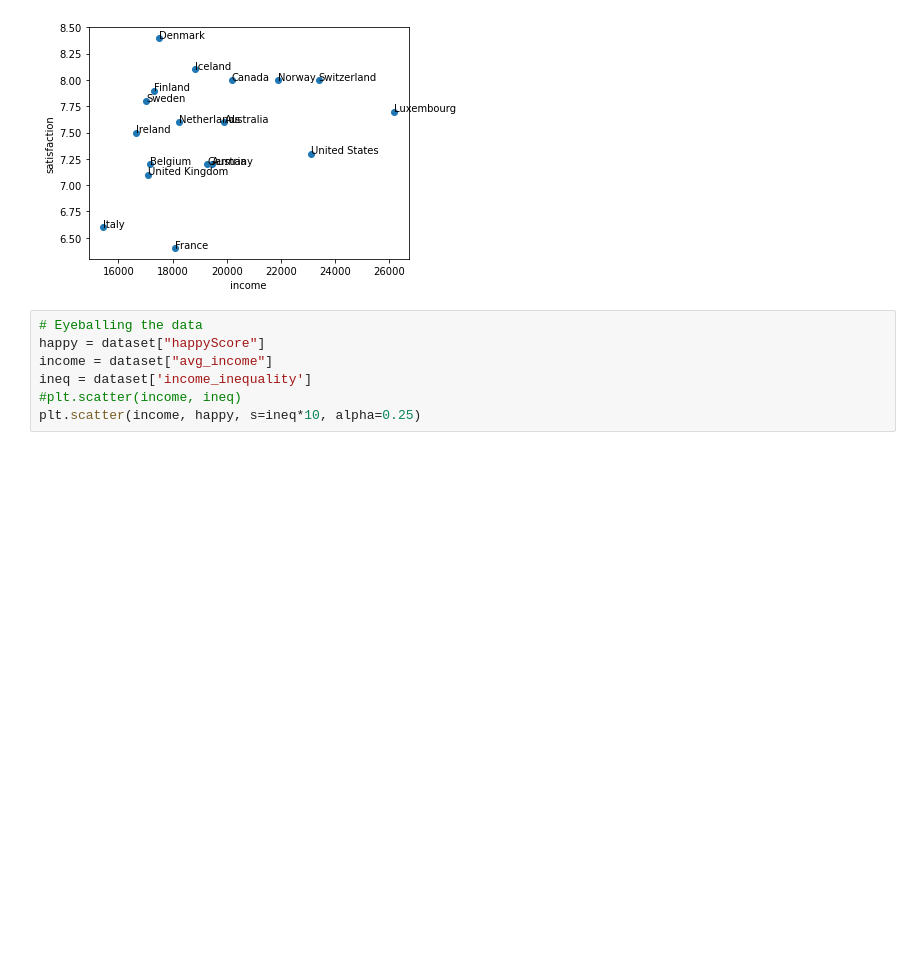
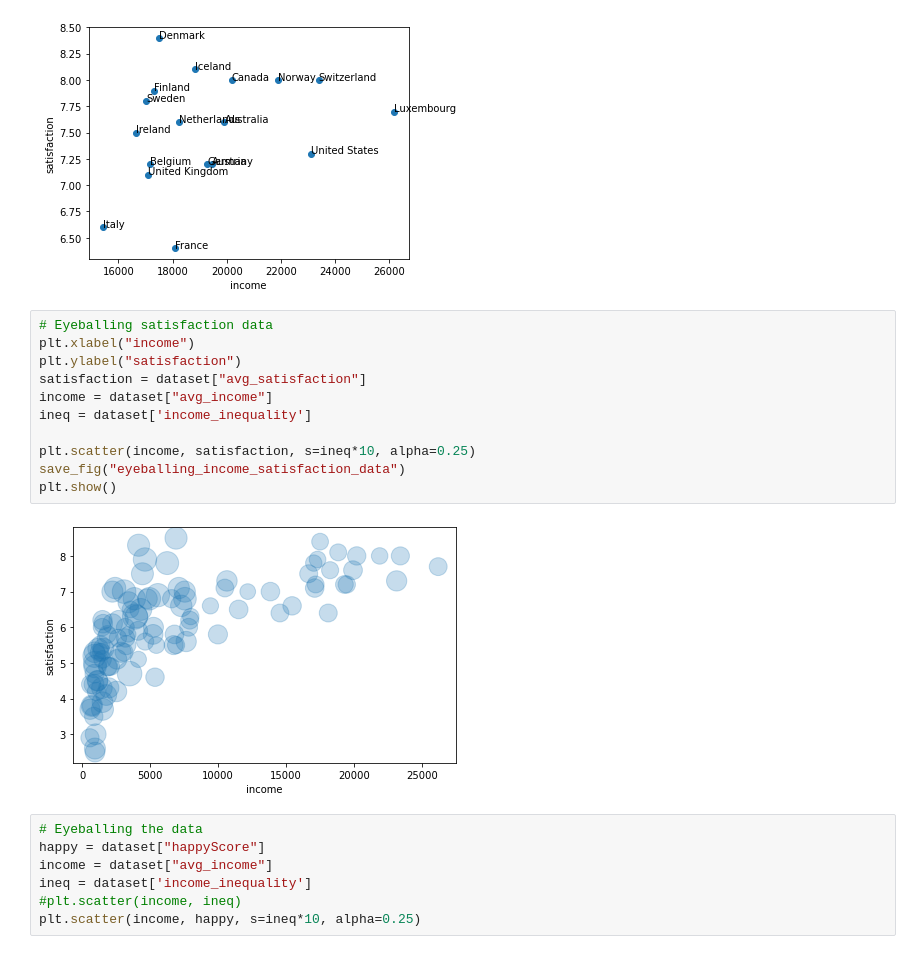
Before and after one commit to AiJared/Data-Science-1-Happy-Income-Score, a Jupyter notebook: Happy Income Score.ipynb, the cells around one changed output. Cells and saved outputs as stored; diff of their text form; blank space fills up the shorter version.

Commit message:
Eyeballing satisfaction data

```diff
--- a/Happy Income Score.ipynb
+++ b/Happy Income Score.ipynb
@@ -120,6 +120,19 @@ save_fig("income_satisfaction_labels")
 plt.show()
 # %% [output]
 [figure]
+# %%
+# Eyeballing satisfaction data
+plt.xlabel("income")
+plt.ylabel("satisfaction")
+satisfaction = dataset["avg_satisfaction"]
+income = dataset["avg_income"]
+ineq = dataset['income_inequality']
+
+plt.scatter(income, satisfaction, s=ineq*10, alpha=0.25)
+save_fig("eyeballing_income_satisfaction_data")
+plt.show()
+# %% [output]
+[figure, added]
 # %%
 # Eyeballing the data
 happy = dataset["happyScore"]
```
Also changed, not shown: parts of 2 cells of this notebook, 1 other file.
